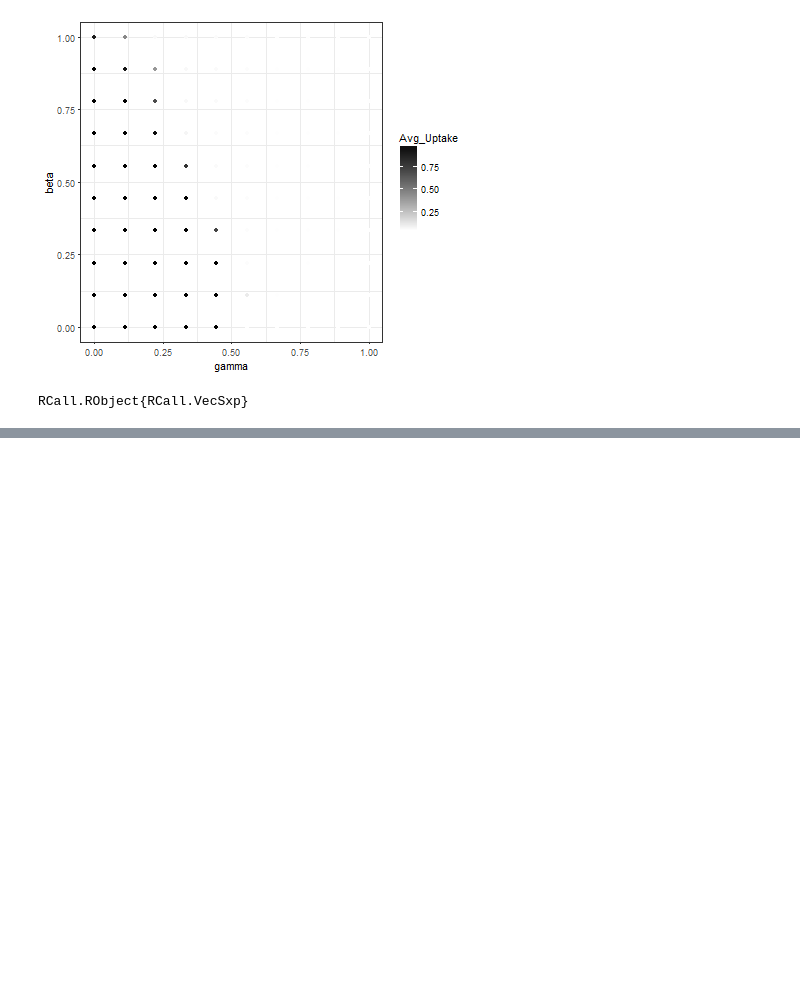
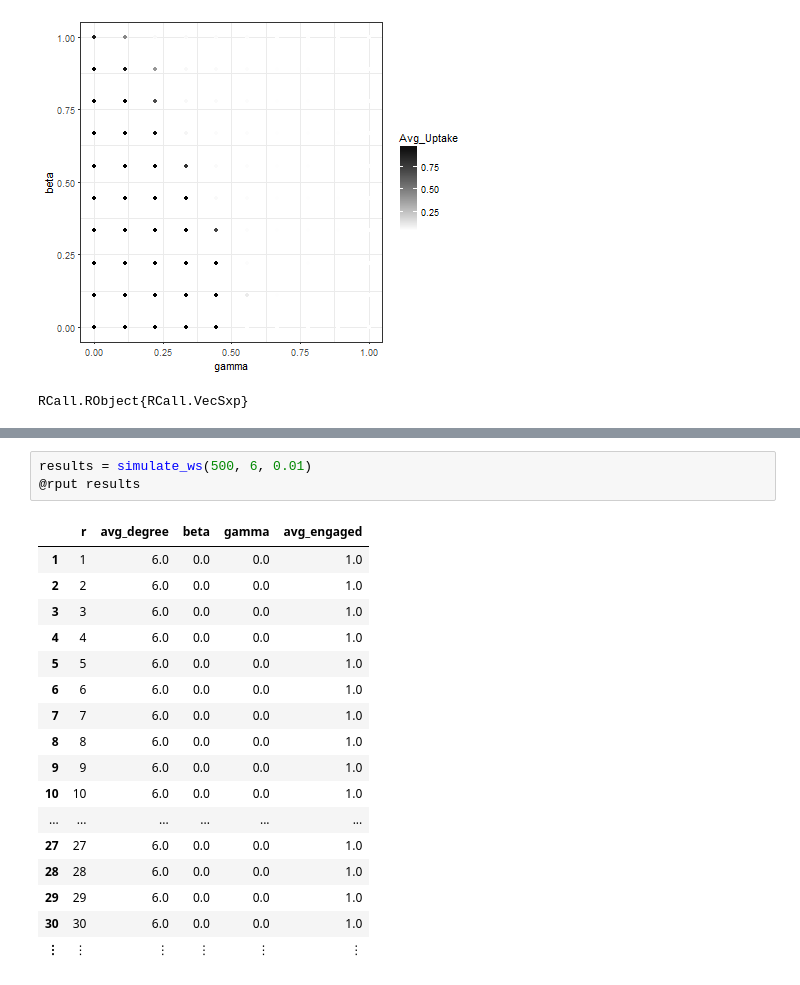
Before and after one commit to pavanGurazada/Reproducible-Diffusion-Research, a Jupyter notebook: Innovation-uptake-model.ipynb, the cells around one changed output, grey strips where cells are left out. Cells and saved outputs as stored; diff of their text form; blank space fills up the shorter version.

```diff
--- a/Innovation-uptake-model.ipynb
+++ b/Innovation-uptake-model.ipynb
@@ -186,0 +199,21 @@ RCall.RObject{RCall.VecSxp}
+# %%
+results = simulate_ws(500, 6, 0.01)
+@rput results
+# %% [output]
+|  | r | avg_degree | beta | gamma | avg_engaged |
+| 1 | 1 | 6.0 | 0.0 | 0.0 | 1.0 |
+| 2 | 2 | 6.0 | 0.0 | 0.0 | 1.0 |
+| 3 | 3 | 6.0 | 0.0 | 0.0 | 1.0 |
+| 4 | 4 | 6.0 | 0.0 | 0.0 | 1.0 |
+| 5 | 5 | 6.0 | 0.0 | 0.0 | 1.0 |
+| 6 | 6 | 6.0 | 0.0 | 0.0 | 1.0 |
+| 7 | 7 | 6.0 | 0.0 | 0.0 | 1.0 |
+| 8 | 8 | 6.0 | 0.0 | 0.0 | 1.0 |
+| 9 | 9 | 6.0 | 0.0 | 0.0 | 1.0 |
+| 10 | 10 | 6.0 | 0.0 | 0.0 | 1.0 |
+| ... | ... | ... | ... | ... | ... |
+| 27 | 27 | 6.0 | 0.0 | 0.0 | 1.0 |
+| 28 | 28 | 6.0 | 0.0 | 0.0 | 1.0 |
+| 29 | 29 | 6.0 | 0.0 | 0.0 | 1.0 |
+| 30 | 30 | 6.0 | 0.0 | 0.0 | 1.0 |
+| ⋮ | ⋮ | ⋮ | ⋮ | ⋮ | ⋮ |
```
Also changed, not shown: parts of 7 cells of this notebook.
